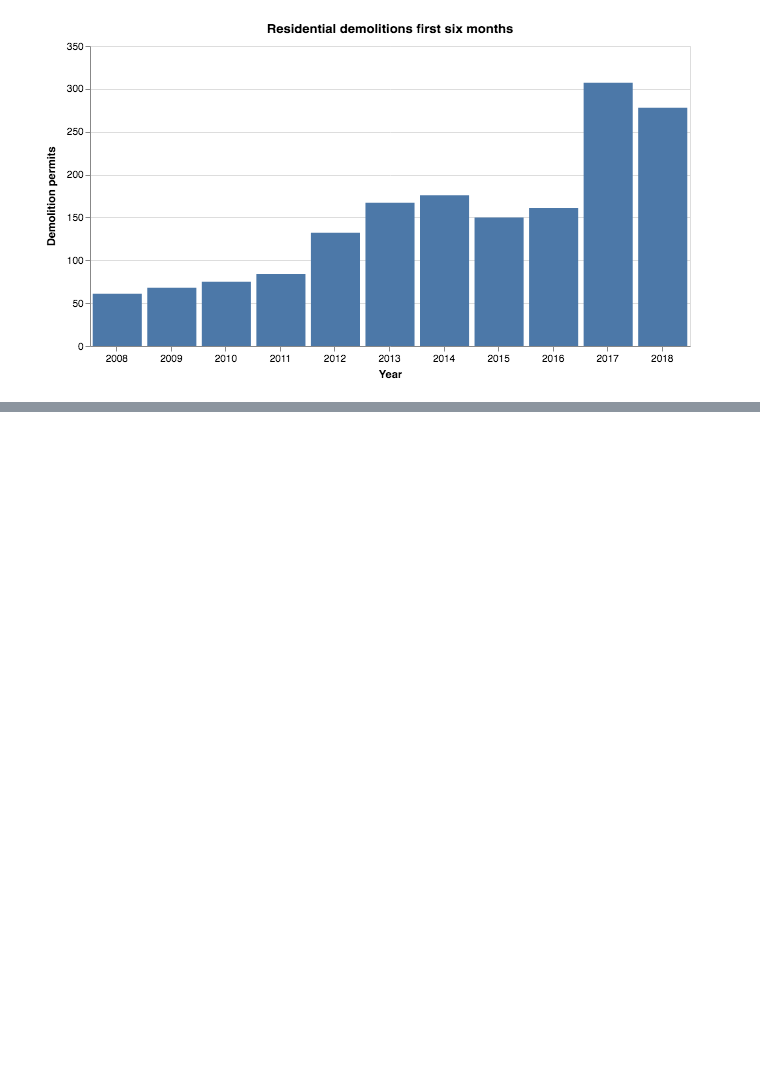
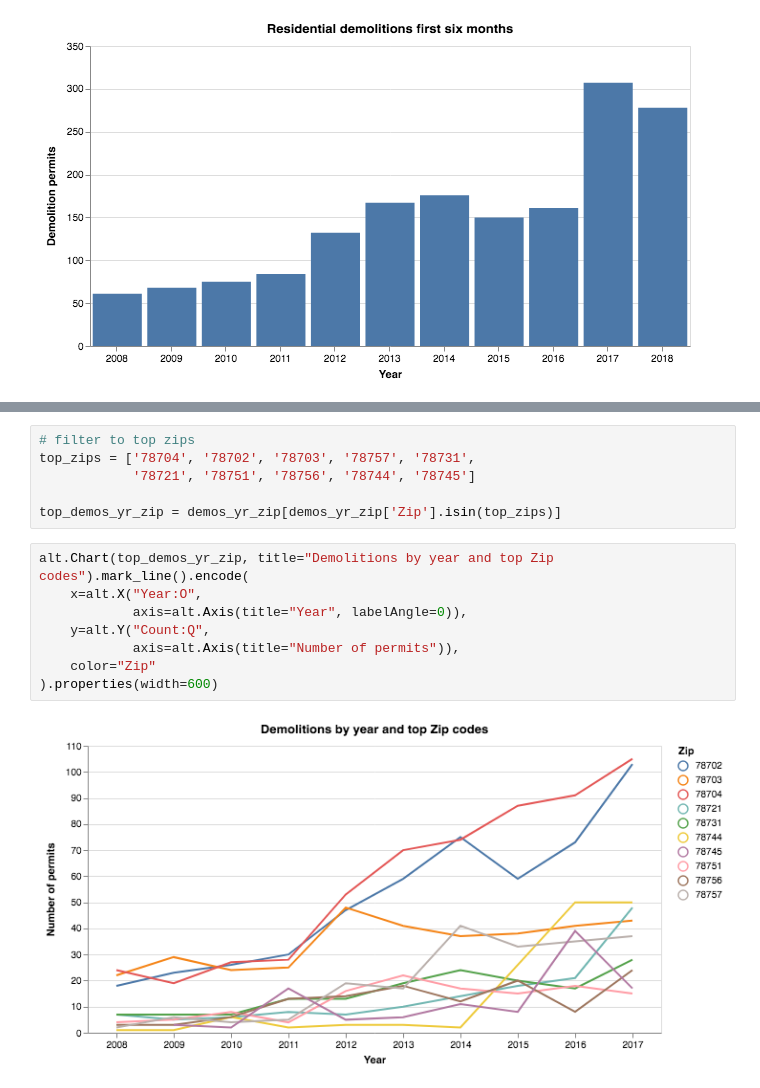
Before and after one commit to swkasica/demolitions, a Jupyter notebook: notebooks/02_Analysis_Full_demos.ipynb, the cells around one changed output, grey strips where cells are left out. Drawn from its saved outputs; the diff is of its cells as text; blank space fills up the shorter version.

```diff
--- a/notebooks/02_Analysis_Full_demos.ipynb
+++ b/notebooks/02_Analysis_Full_demos.ipynb
@@ -106,0 +173,16 @@ alt.Chart(six_months_data.reset_index(), title="Residential demolitions first si
+# %%
+# filter to top zips
+top_zips = ['78704', '78702', '78703', '78757', '78731',
+            '78721', '78751', '78756', '78744', '78745']
+
+top_demos_yr_zip = demos_yr_zip[demos_yr_zip['Zip'].isin(top_zips)]
+# %%
+alt.Chart(top_demos_yr_zip, title="Demolitions by year and top Zip codes").mark_line().encode(
+    x=alt.X("Year:O",
+            axis=alt.Axis(title="Year", labelAngle=0)),
+    y=alt.Y("Count:Q",
+            axis=alt.Axis(title="Number of permits")),
+    color="Zip"
+).properties(width=600)
+# %% [output]
+[figure, added]
```
Also changed, not shown: parts of 16 cells of this notebook.
